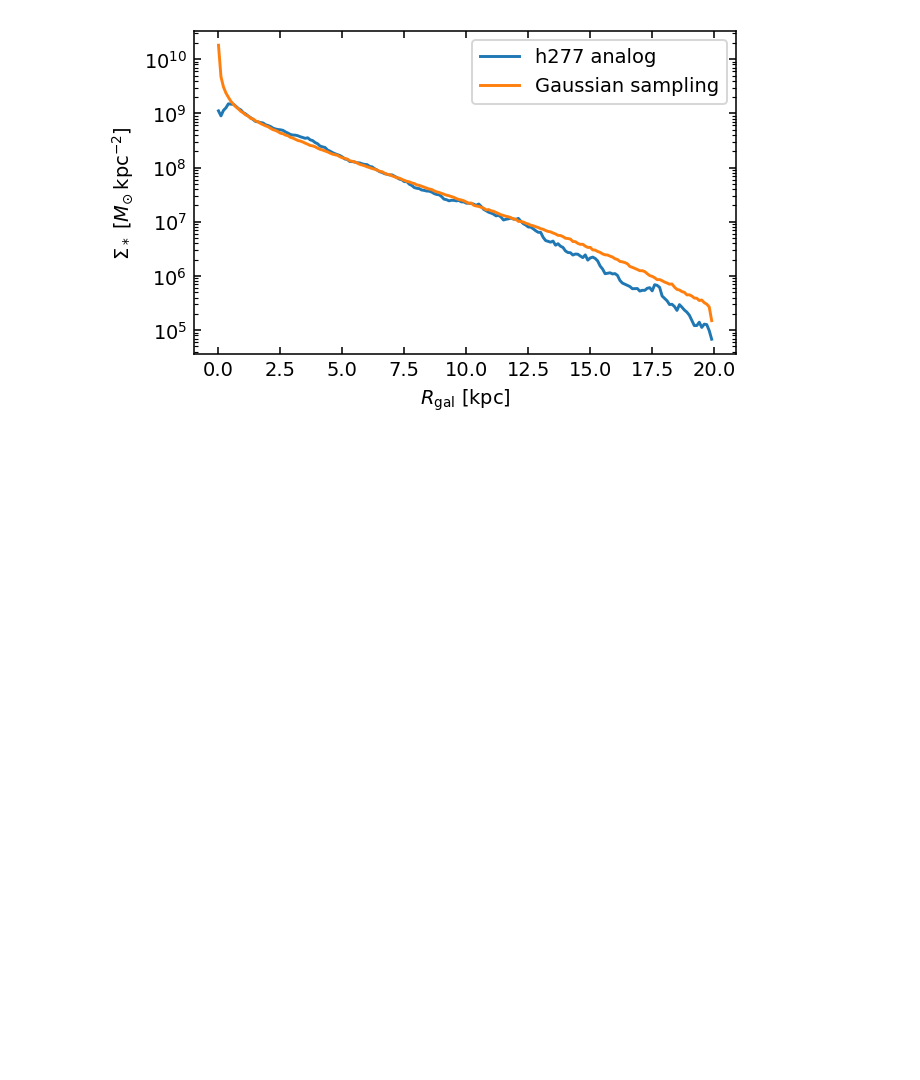
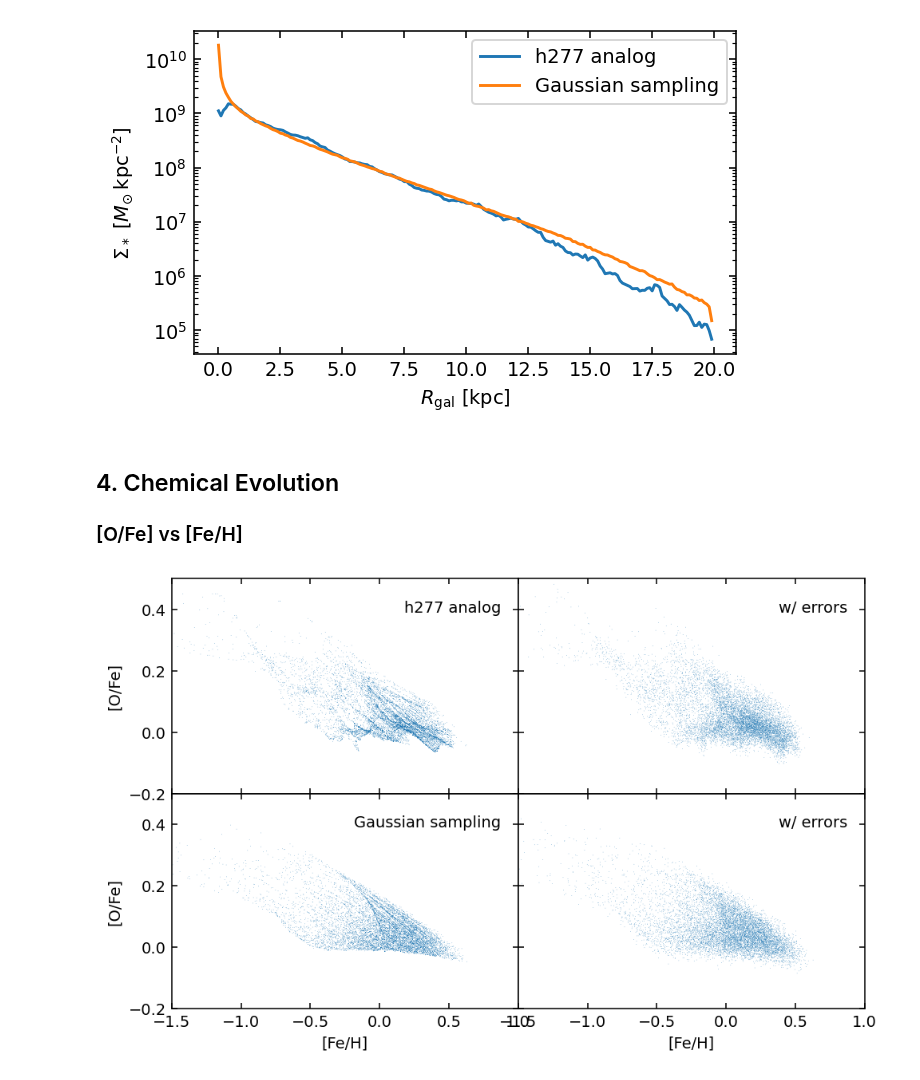
Before and after one commit to lodubay/galactic-dtd, a Jupyter notebook: notebooks/gaussian_migration_results.ipynb, the cells around one changed output. Saved outputs shown, nothing was run; the diff lists cells and outputs as text; code cells hidden in the pictures; blank space fills up the shorter version.

```diff
--- a/notebooks/gaussian_migration_results.ipynb
+++ b/notebooks/gaussian_migration_results.ipynb
@@ -163,3 +164,7 @@ ax.legend()
 plt.show()
 # %% [output]
 [figure]
+# %% [markdown]
+## 4. Chemical Evolution
+
+### [O/Fe] vs [Fe/H]
@@ -165,0 +173,30 @@ plt.show()
+# %%
+apogee_data = import_apogee()
+median_feh_err = apogee_data['FE_H_ERR'].median()
+median_ofe_err = apogee_data['O_FE_ERR'].median()
+# %%
+data_list = [diffusion_stars, gaussian_stars]
+labels = ['h277 analog', 'Gaussian sampling']
+
+fig, axs = plt.subplots(2, 2, sharex=True, sharey=True, figsize=(8, 5))
+plt.subplots_adjust(hspace=0., wspace=0.)
+
+for i, stars in enumerate(data_list):
+    subset = filter_multioutput_stars(stars, galr_lim=(3, 20)).copy()
+    plot_vice_sample(axs[i,0], subset, '[fe/h]', '[o/fe]', zcol='')
+    axs[i,0].text(0.95, 0.9, labels[i], transform=axs[i,0].transAxes, ha='right', va='top')
+    # add errors
+    subset['feh_noisy'] = np.array(model_uncertainty(subset['[fe/h]'], median_feh_err))
+    subset['ofe_noisy'] = model_uncertainty(subset['[o/fe]'], median_ofe_err)
+    plot_vice_sample(axs[i,1], subset, 'feh_noisy', 'ofe_noisy', zcol='')
+    axs[i,1].text(0.95, 0.9, 'w/ errors', transform=axs[i,1].transAxes, ha='right', va='top')
+
+axs[0,0].set_xlim((-1.5, 1.))
+axs[0,0].set_ylim((-0.2, 0.5))
+for ax in axs[-1]:
+    ax.set_xlabel('[Fe/H]')
+for ax in axs[:,0]:
+    ax.set_ylabel('[O/Fe]')
+plt.show()
+# %% [output]
+[figure, added]
```
Also changed, not shown: parts of 8 cells of this notebook, 4 other files.
